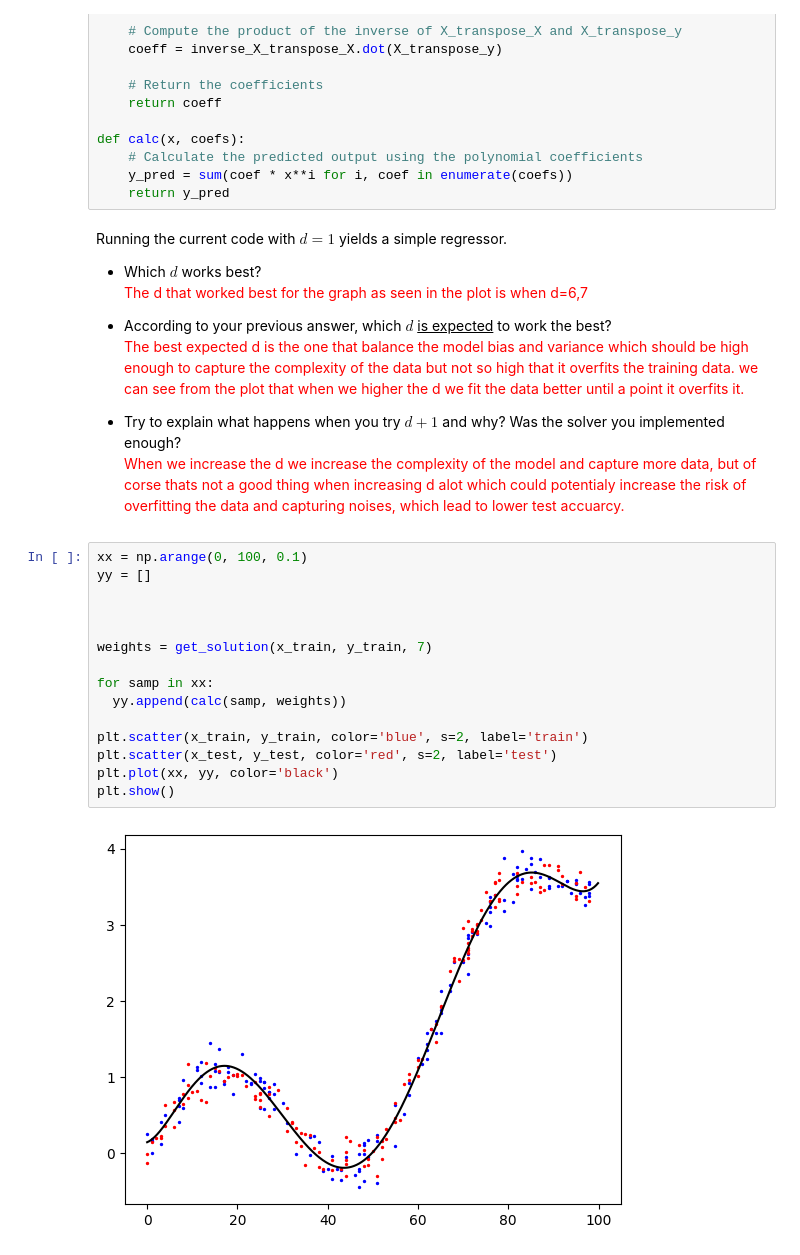
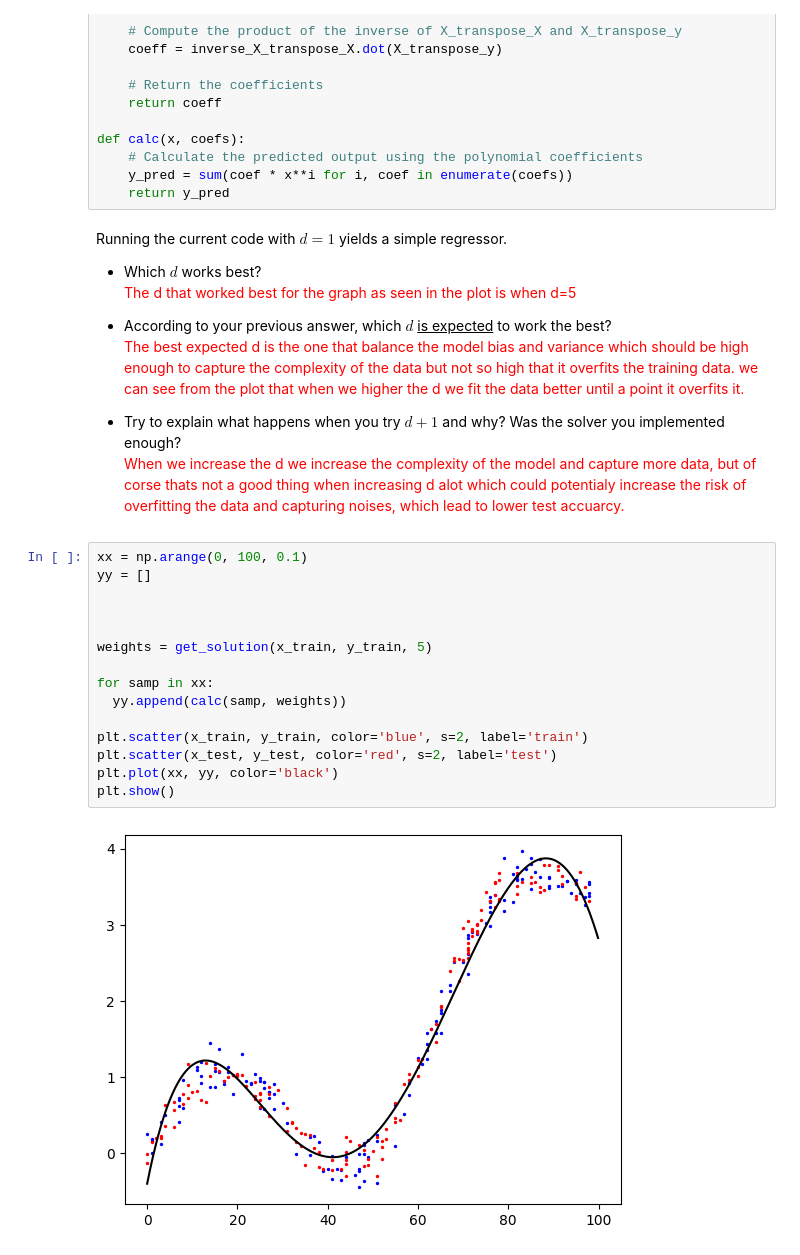
Before and after one commit to aseel1/Machine-learning, a Jupyter notebook: HW3/HW3.ipynb, the cells around one changed output. Saved outputs shown, nothing was run; the diff lists cells and outputs as text.

```diff
--- a/HW3/HW3.ipynb
+++ b/HW3/HW3.ipynb
@@ -974,7 +982,7 @@ def calc(x, coefs):
 # %% [markdown]
 Running the current code with $d=1$ yields a simple regressor.
 - Which $d$ works best?<br>
-<font color='red'> The d that worked best for the graph as seen in the plot is when d=6,7</font><br>
+<font color='red'> The d that worked best for the graph as seen in the plot is when d=5</font><br>
 
 - According to your previous answer, which $d$ <u>is expected</u> to work the best?<br>
 <font color='red'>The best expected d is the one that balance the model bias and variance which should be high enough to capture the complexity of the data but not so high that it overfits the training data. we can see from the plot that when we higher the d we fit the data better until a point it overfits it.</font>
@@ -983,17 +991,17 @@ Running the current code with $d=1$ yields a simple regressor.
 # %%
 xx = np.arange(0, 100, 0.1)
 yy = []
 
 
 
-weights = get_solution(x_train, y_train, 7)
+weights = get_solution(x_train, y_train, 5)
 
 for samp in xx:
   yy.append(calc(samp, weights))
 
 plt.scatter(x_train, y_train, color='blue', s=2, label='train')
 plt.scatter(x_test, y_test, color='red', s=2, label='test')
 plt.plot(xx, yy, color='black')
 plt.show()
 # %% [output]
-[figure, old version]
+[figure, new version]
```
Also changed, not shown: parts of 1 cell of this notebook.
